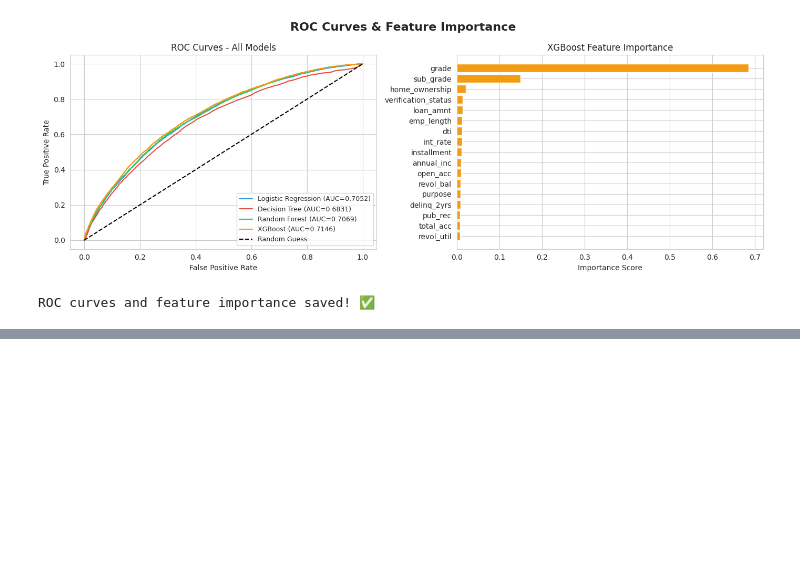
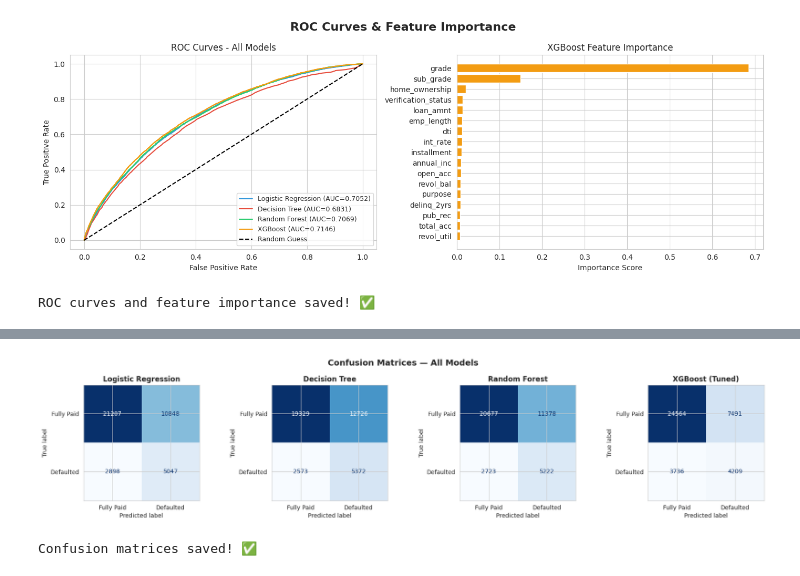
Before and after one commit to LakshaniSamararathna/Loan-Default-Prediction, a Jupyter notebook: Loan_Default_Prediction.ipynb, the cells around one changed output, grey strips where cells are left out. Saved outputs shown, nothing was run; the diff lists cells and outputs as text; code cells hidden in the pictures; blank space fills up the shorter version.

```diff
--- a/Loan_Default_Prediction.ipynb
+++ b/Loan_Default_Prediction.ipynb
@@ -486,0 +572,27 @@ ROC curves and feature importance saved! ✅
+# %%
+from sklearn.metrics import ConfusionMatrixDisplay, confusion_matrix
+
+fig, axes = plt.subplots(1, 4, figsize=(18, 4))
+fig.suptitle('Confusion Matrices — All Models', fontsize=14, fontweight='bold')
+
+models_info = [
+    ('Logistic Regression', lr_pred),
+    ('Decision Tree', dt_pred),
+    ('Random Forest', rf_pred),
+    ('XGBoost (Tuned)', best_xgb_pred),
+]
+
+for ax, (name, pred) in zip(axes, models_info):
+    cm = confusion_matrix(y_test, pred)
+    disp = ConfusionMatrixDisplay(confusion_matrix=cm,
+                                   display_labels=['Fully Paid', 'Defaulted'])
+    disp.plot(ax=ax, colorbar=False, cmap='Blues')
+    ax.set_title(name, fontweight='bold')
+
+plt.tight_layout()
+plt.savefig('confusion_matrices.png', dpi=150, bbox_inches='tight')
+plt.show()
+print("Confusion matrices saved! ✅")
+# %% [output]
+[figure, added]
+Confusion matrices saved! ✅
```
Also changed, not shown: parts of 6 cells of this notebook.
